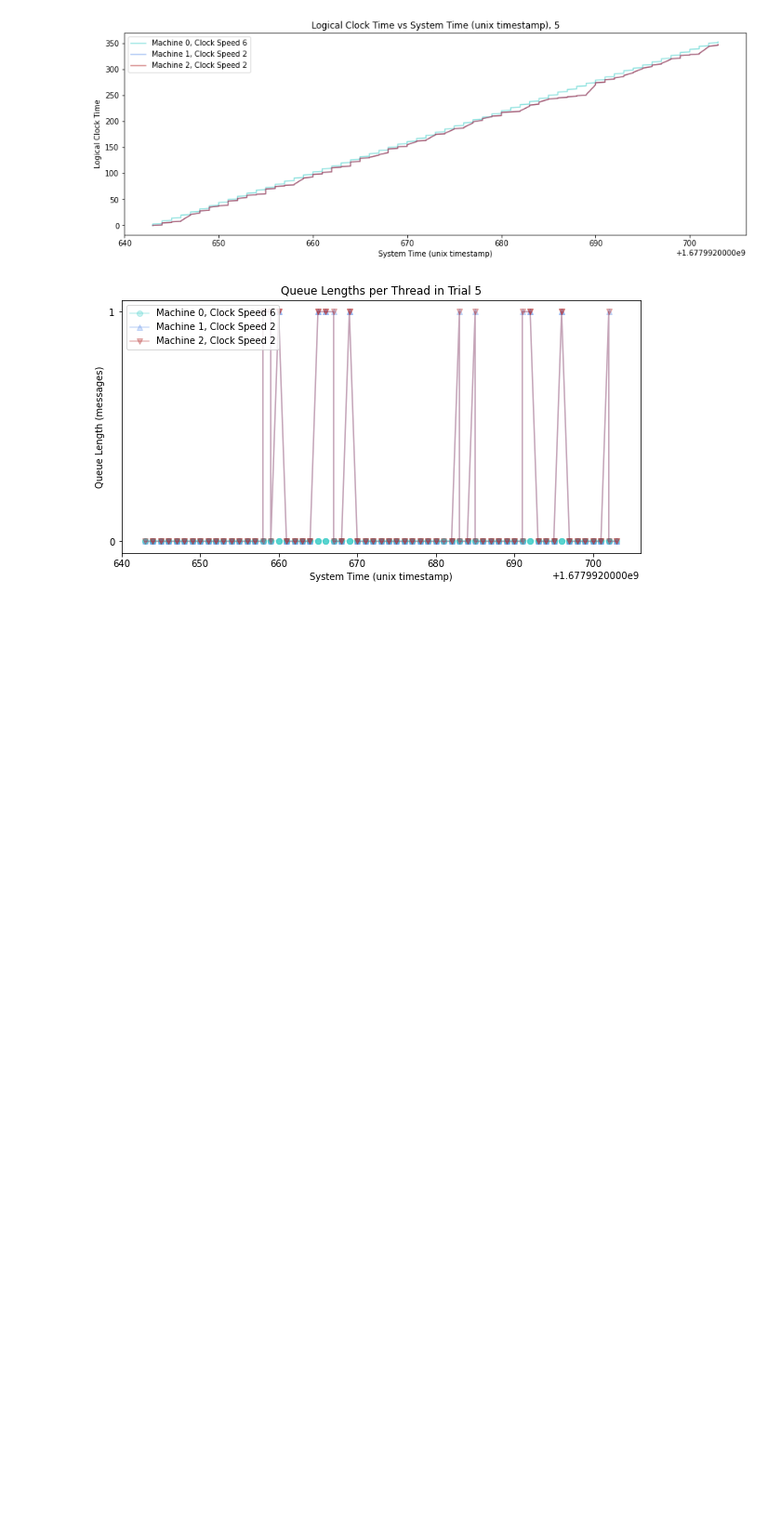
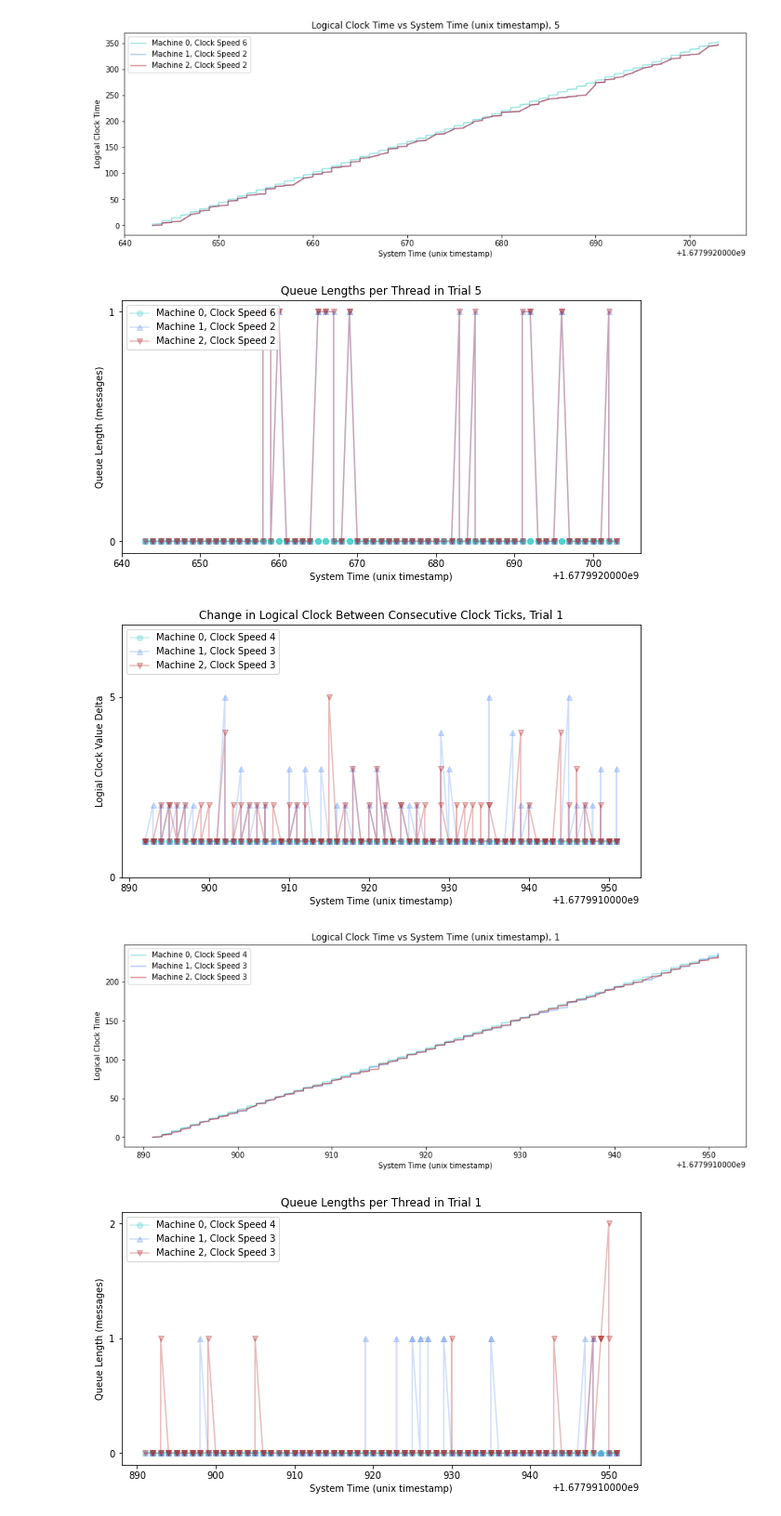
Before and after one commit to carolynwanf/CS262-logical-clocks, a Jupyter notebook: socketImplementation/logicalClockAnalysis.ipynb, the cells around one changed output. Shown at 93% size. Drawn from its saved outputs; the diff is of its cells as text; code cells hidden in the pictures; blank space fills up the shorter version.

```diff
--- a/socketImplementation/logicalClockAnalysis.ipynb
+++ b/socketImplementation/logicalClockAnalysis.ipynb
@@ -122,3 +122,32 @@ plotQueueLengths(t5_m0_c6, t5_m1_c2, t5_m1_c2, 6, 2, 2, 5)
 [figure]
 [figure]
 [figure]
+# %%
+# Reading data for higher send probability trials
+hp_t1_m0_c4 = pd.read_csv('./higherSendProbabilityTrials/trial1/machine0clock_speed4log.csv')
+hp_t1_m1_c3 = pd.read_csv('./higherSendProbabilityTrials/trial1/machine1clock_speed3log.csv')
+hp_t1_m2_c3 = pd.read_csv('./higherSendProbabilityTrials/trial1/machine2clock_speed3log.csv')
+
+hp_t2_m0_c2 = pd.read_csv('./higherSendProbabilityTrials/trial2/machine0clock_speed2log.csv')
+hp_t2_m1_c2 = pd.read_csv('./higherSendProbabilityTrials/trial2/machine1clock_speed2log.csv')
+hp_t2_m2_c3 = pd.read_csv('./higherSendProbabilityTrials/trial2/machine2clock_speed3log.csv')
+
+hp_t3_m0_c4 = pd.read_csv('./higherSendProbabilityTrials/trial3/machine0clock_speed4log.csv')
+hp_t3_m1_c2 = pd.read_csv('./higherSendProbabilityTrials/trial3/machine1clock_speed2log.csv')
+hp_t3_m2_c2 = pd.read_csv('./higherSendProbabilityTrials/trial3/machine2clock_speed2log.csv')
+
+hp_t4_m0_c5 = pd.read_csv('./higherSendProbabilityTrials/trial4/machine0clock_speed5log.csv')
+hp_t4_m1_c6 = pd.read_csv('./higherSendProbabilityTrials/trial4/machine1clock_speed6log.csv')
+hp_t4_m2_c5 = pd.read_csv('./higherSendProbabilityTrials/trial4/machine2clock_speed5log.csv')
+
+hp_t5_m0_c1 = pd.read_csv('./higherSendProbabilityTrials/trial5/machine0clock_speed1log.csv')
+hp_t5_m1_c3 = pd.read_csv('./higherSendProbabilityTrials/trial5/machine1clock_speed3log.csv')
+hp_t5_m2_c2 = pd.read_csv('./higherSendProbabilityTrials/trial5/machine2clock_speed2log.csv')
+# %%
+plot_lclock_deltas(hp_t1_m0_c4, hp_t1_m1_c3, hp_t1_m2_c3, 4, 3, 3, 1)
+plot_lclock_vs_systime(hp_t1_m0_c4, hp_t1_m1_c3, hp_t1_m2_c3, 4, 3, 3, 1)
+plotQueueLengths(hp_t1_m0_c4, hp_t1_m1_c3, hp_t1_m2_c3, 4, 3, 3, 1)
+# %% [output]
+[figure, added]
+[figure, added]
+[figure, added]
```
Also changed, not shown: parts of 8 cells of this notebook, 1 other file.
